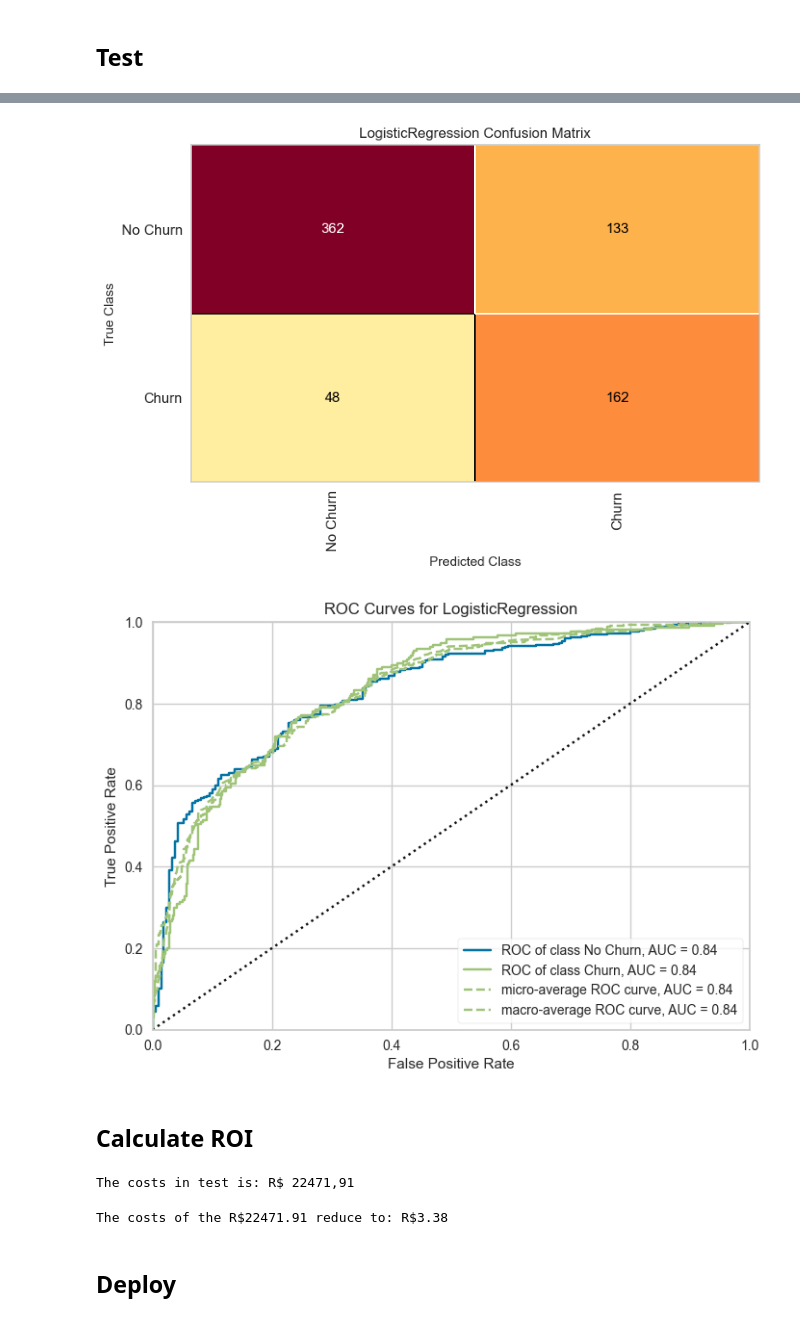
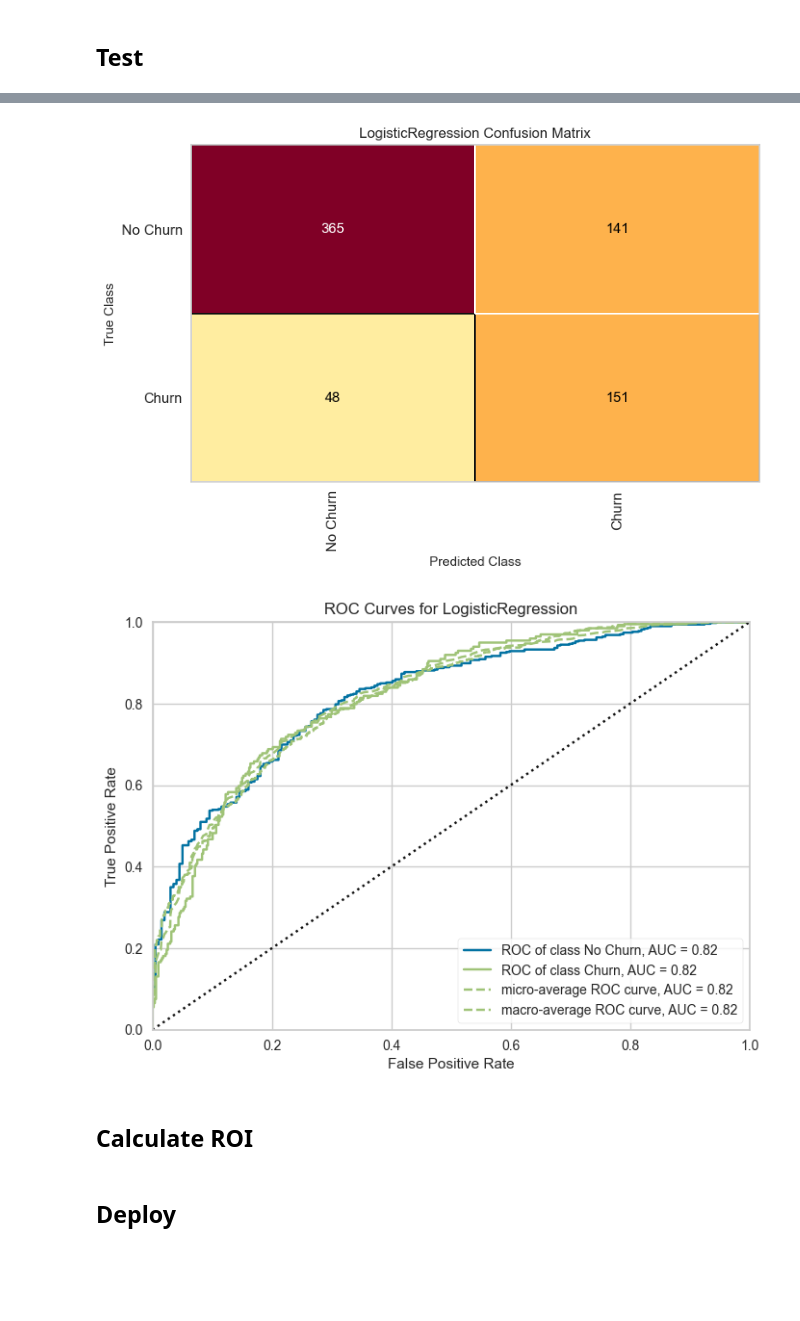
Before and after one commit to Eric-Oliveira-ds/Telco-Customer-Churn, a Jupyter notebook: notebook/make_pipeline_project.ipynb, the cells around one changed output, grey strips where cells are left out. Saved outputs shown, nothing was run; the diff lists cells and outputs as text; code cells hidden in the pictures; blank space fills up the shorter version.

Commit message:
train, valid, test and testing model serving

```diff
--- a/notebook/make_pipeline_project.ipynb
+++ b/notebook/make_pipeline_project.ipynb
@@ -26,9 +25,9 @@ from yellowbrick.classifier import ROCAUC
 ## Extraction
 # %%
 # path to read specific csv data
-path = r'C:\Users\erico\Documents\projeto-churn\Telco-Customer-Churn\data\WA_Fn-UseC_-Telco-Customer-Churn.csv'
+path = r'C:\Users\erico\Documents\projeto classificacao\Telco-Customer-Churn\data\WA_Fn-UseC_-Telco-Customer-Churn.csv'
 # config path scripts
-sys.path.insert(0, r'C:\Users\erico\Documents\projeto-churn\Telco-Customer-Churn\scripts')
+sys.path.insert(0, r'C:\Users\erico\Documents\projeto classificacao\Telco-Customer-Churn\scripts')
 
 from extract_data import read_data
 
@@ -78,21 +55,3 @@ with open(r'C:\Users\erico\Documents\projeto-churn\Telco-Customer-Churn\data\y_t
-# %%
-with open(r'C:\Users\erico\Documents\projeto-churn\Telco-Customer-Churn\data\X_train.pkl', 'rb') as f:
-    X_train = pickle.load(f)
-
-with open(r'C:\Users\erico\Documents\projeto-churn\Telco-Customer-Churn\data\y_train.pkl', 'rb') as f:
-    y_train = pickle.load(f)
-# %%
-with open(r'C:\Users\erico\Documents\projeto-churn\Telco-Customer-Churn\data\X_valid.pkl', 'rb') as f:
-    X_valid = pickle.load(f)
-
-with open(r'C:\Users\erico\Documents\projeto-churn\Telco-Customer-Churn\data\y_valid.pkl', 'rb') as f:
-    y_valid = pickle.load(f)
-# %%
-with open(r'C:\Users\erico\Documents\projeto-churn\Telco-Customer-Churn\data\X_test.pkl', 'rb') as f:
-    X_test = pickle.load(f)
-
-with open(r'C:\Users\erico\Documents\projeto-churn\Telco-Customer-Churn\data\y_test.pkl', 'rb') as f:
-    y_test = pickle.load(f)
 # %% [markdown]
 ## Feature Selection
 # %%
@@ -224,20 +172,17 @@ weighted avg       0.80      0.74      0.76       704
 # %%
 # Faz predições
 y_pred = model_pipe.predict(X_test)
-
 # métrica área sob a curva de característica de operação do receptor
 auc = roc_auc_score(y_test, y_pred)
-
 #Exibe as métricas
-print(f"{model_pipe}",end="\n\n")
-print(f"Recall_CV:{recall.mean():.3f} STD: {recall.std():.2f}, AUC: {auc:.3f}",end="\n")
-print(f'Model:{model_pipe}\n {classification_report(y_test, y_pred)} ')
+print(f"AUC: {auc:.3f}",end="\n")
+print(classification_report(y_test, y_pred))
 
 # Exibe matriz de confusão
 mapping = {0:"No Churn",1:"Churn"}
 confusion_matrix(
     model_pipe,
-    X_valid, y_valid, X_test, y_test,
+    X_train, y_train, X_test, y_test,
     classes=['No Churn', 'Churn'],
     label_encoder=mapping
 )
@@ -245,7 +190,7 @@ plt.tight_layout()
 
 # Exibe curva ROC
 visualizer = ROCAUC(model_pipe, classes=["No Churn", "Churn"])
-visualizer.fit(X_valid, y_valid)
+visualizer.fit(X_train, y_train)
 visualizer.score(X_test, y_test)
 visualizer.show();
 # %% [output]
@@ -269,4 +206,4 @@ weighted avg       0.78      0.74      0.75       705
 [figure]
-[figure, old version]
+[figure, new version]
 # %% [markdown]
 ## Calculate ROI
@@ -290,13 +209,0 @@ cost_test =  churn_costs_one_by_one * all_churn_test
-# %%
-print("The costs in test is: R$ {:.2f}".format(cost_test).replace(".", ","))
-# %% [output]
-The costs in test is: R$ 22471,91
-# %%
-# recall model
-recall = recall_score(y_test, y_pred)
-# calculate ROI
-roi = calculate_ROI(cost_test, recall)
-
-print(f"The costs of the R${cost_test:.2f} reduce to: R${abs(roi):.2f}")
-# %% [output]
-The costs of the R$22471.91 reduce to: R$3.38
```
Also changed, not shown: parts of 19 cells of this notebook, 3 other files.
